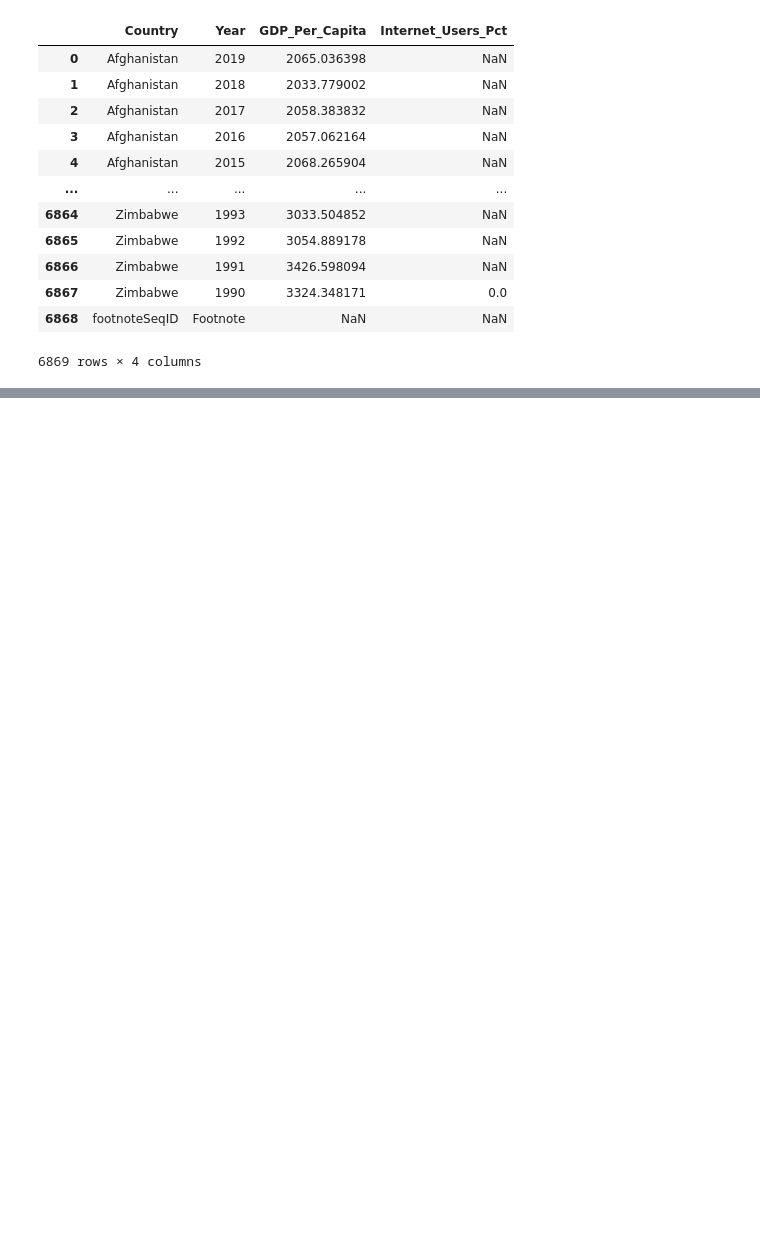
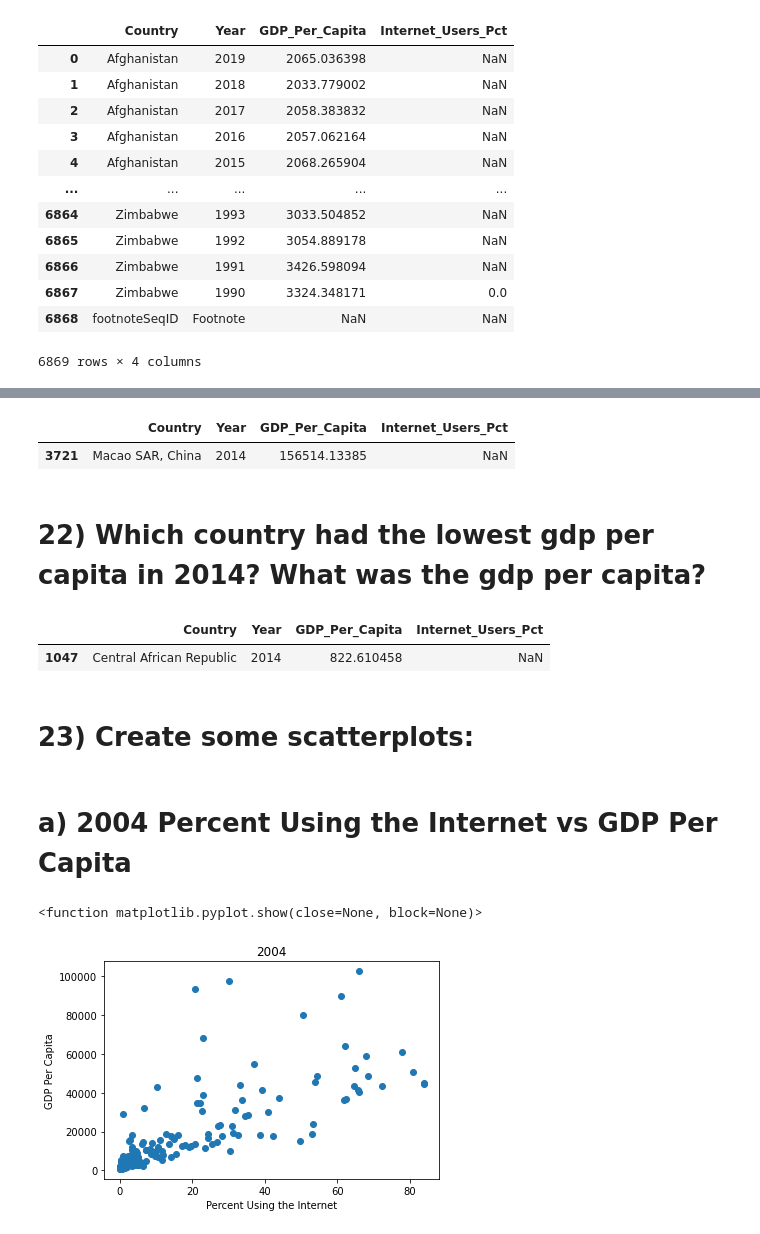
Before and after one commit to ABscott94/gdp_internet_usage_python, a Jupyter notebook: notebooks/gdp-internet-un-notebook.ipynb, the cells around one changed output, grey strips where cells are left out. Cells and saved outputs as stored; diff of their text form; code cells hidden in the pictures; blank space fills up the shorter version.

```diff
--- a/notebooks/gdp-internet-un-notebook.ipynb
+++ b/notebooks/gdp-internet-un-notebook.ipynb
@@ -227,0 +246,3 @@ gdp_and_internet_use[5:50]
+# %%
+gdp_int_df = gdp_and_internet_use[gdp_and_internet_use['Year'].isin(['2004', '2009', '2014'])]
+gdp_int_df
@@ -227,0 +265,3 @@ gdp_and_internet_use[5:50]
+# %%
+gdp_int_df_04 = gdp_int_df[gdp_int_df['Year'] == '2004']
+gdp_int_df_04
@@ -227,0 +358,25 @@ gdp_and_internet_use[5:50]
+# %%
+gdp_int_df_14[gdp_int_df_14['GDP_Per_Capita']==gdp_int_df_14['GDP_Per_Capita'].max()]
+# %% [output]
+|  | Country | Year | GDP_Per_Capita | Internet_Users_Pct |
+| 3721 | Macao SAR, China | 2014 | 156514.13385 | NaN |
+# %% [markdown]
+# 22) Which country had the lowest gdp per capita in 2014? What was the gdp per capita?
+# %%
+gdp_int_df_14[gdp_int_df_14['GDP_Per_Capita']==gdp_int_df_14['GDP_Per_Capita'].min()]
+# %% [output]
+|  | Country | Year | GDP_Per_Capita | Internet_Users_Pct |
+| 1047 | Central African Republic | 2014 | 822.610458 | NaN |
+# %% [markdown]
+# 23) Create some scatterplots:
+# %% [markdown]
+# a) 2004 Percent Using the Internet vs GDP Per Capita
+# %%
+plt.scatter(gdp_int_df_04.Internet_Users_Pct, gdp_int_df_04.GDP_Per_Capita)
+plt.xlabel('Percent Using the Internet')
+plt.ylabel('GDP Per Capita')
+plt.title('2004')
+plt.show
+# %% [output]
+<function matplotlib.pyplot.show(close=None, block=None)>
+[figure, added]
```
Also changed, not shown: parts of 79 cells of this notebook.
